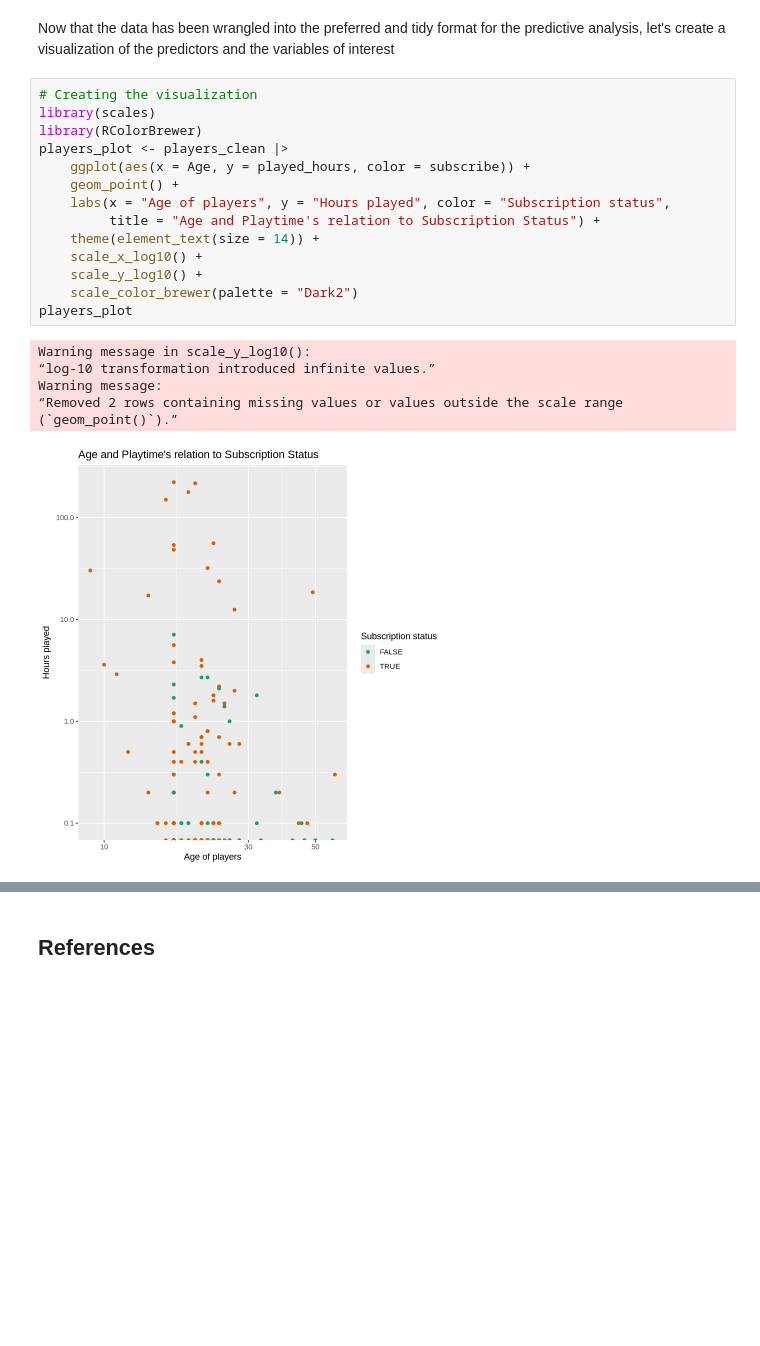
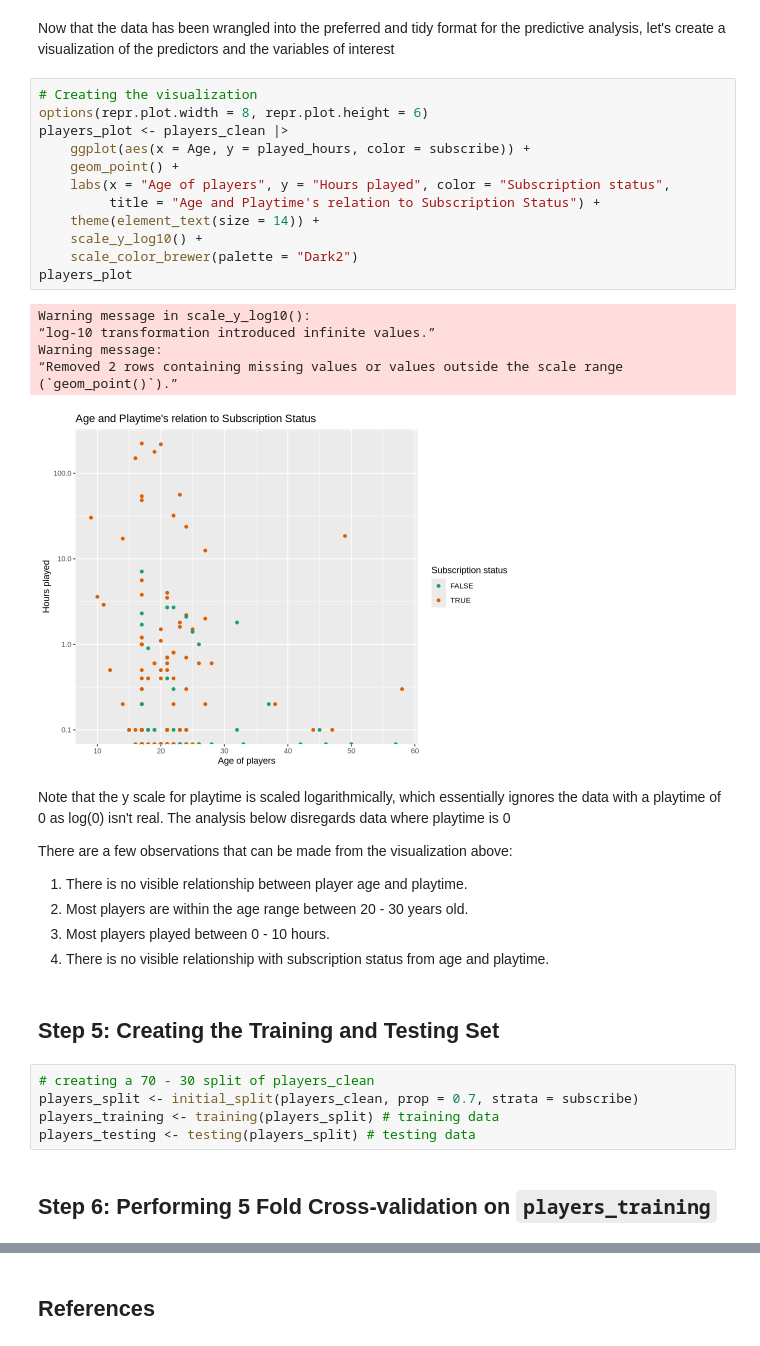
Before and after one commit to Ada-Lov3lace/project_final_report, a Jupyter notebook: dtsc_project_final_report.ipynb, the cells around one changed output, grey strips where cells are left out. Drawn from its saved outputs; the diff is of its cells as text; blank space fills up the shorter version.

```diff
--- a/dtsc_project_final_report.ipynb
+++ b/dtsc_project_final_report.ipynb
@@ -162,22 +174,38 @@ A tibble: 196 × 3
 Now that the data has been wrangled into the preferred and tidy format for the predictive analysis, let's create a visualization of the predictors and the variables of interest
 # %%
 # Creating the visualization
-library(scales)
-library(RColorBrewer)
+options(repr.plot.width = 8, repr.plot.height = 6)
 players_plot <- players_clean |>
     ggplot(aes(x = Age, y = played_hours, color = subscribe)) +
     geom_point() +
     labs(x = "Age of players", y = "Hours played", color = "Subscription status",
          title = "Age and Playtime's relation to Subscription Status") +
     theme(element_text(size = 14)) +
-    scale_x_log10() +
     scale_y_log10() +
     scale_color_brewer(palette = "Dark2")
 players_plot
 # %% [output]
 Warning message in scale_y_log10():
 “log-10 transformation introduced infinite values.”
 Warning message:
 “Removed 2 rows containing missing values or values outside the scale range
 (`geom_point()`).”
-[figure, old version]
+[figure, new version]
+# %% [markdown]
+Note that the y scale for playtime is scaled logarithmically, which essentially ignores the data with a playtime of 0 as log(0) isn't real. The analysis below disregards data where playtime is 0
+
+There are a few observations that can be made from the visualization above:
+
+1. There is no visible relationship between player age and playtime.
+2. Most players are within the age range between 20 - 30 years old.
+3. Most players played between 0 - 10 hours.
+4. There is no visible relationship with subscription status from age and playtime.
+# %% [markdown]
+## Step 5: Creating the Training and Testing Set
+# %%
+# creating a 70 - 30 split of players_clean
+players_split <- initial_split(players_clean, prop = 0.7, strata = subscribe)
+players_training <- training(players_split) # training data
+players_testing <- testing(players_split) # testing data
+# %% [markdown]
+## Step 6: Performing 5 Fold Cross-validation on `players_training`
```
Also changed, not shown: parts of 6 cells of this notebook.
